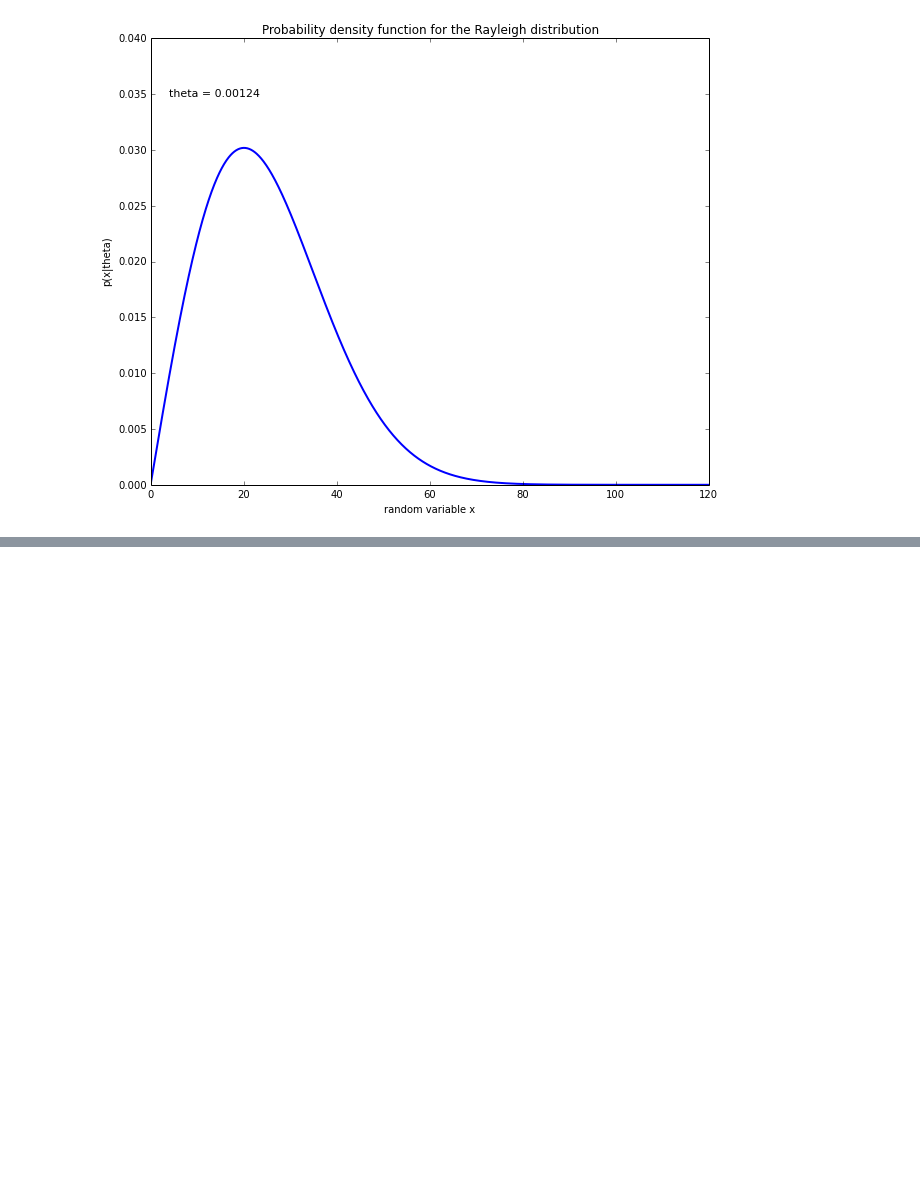
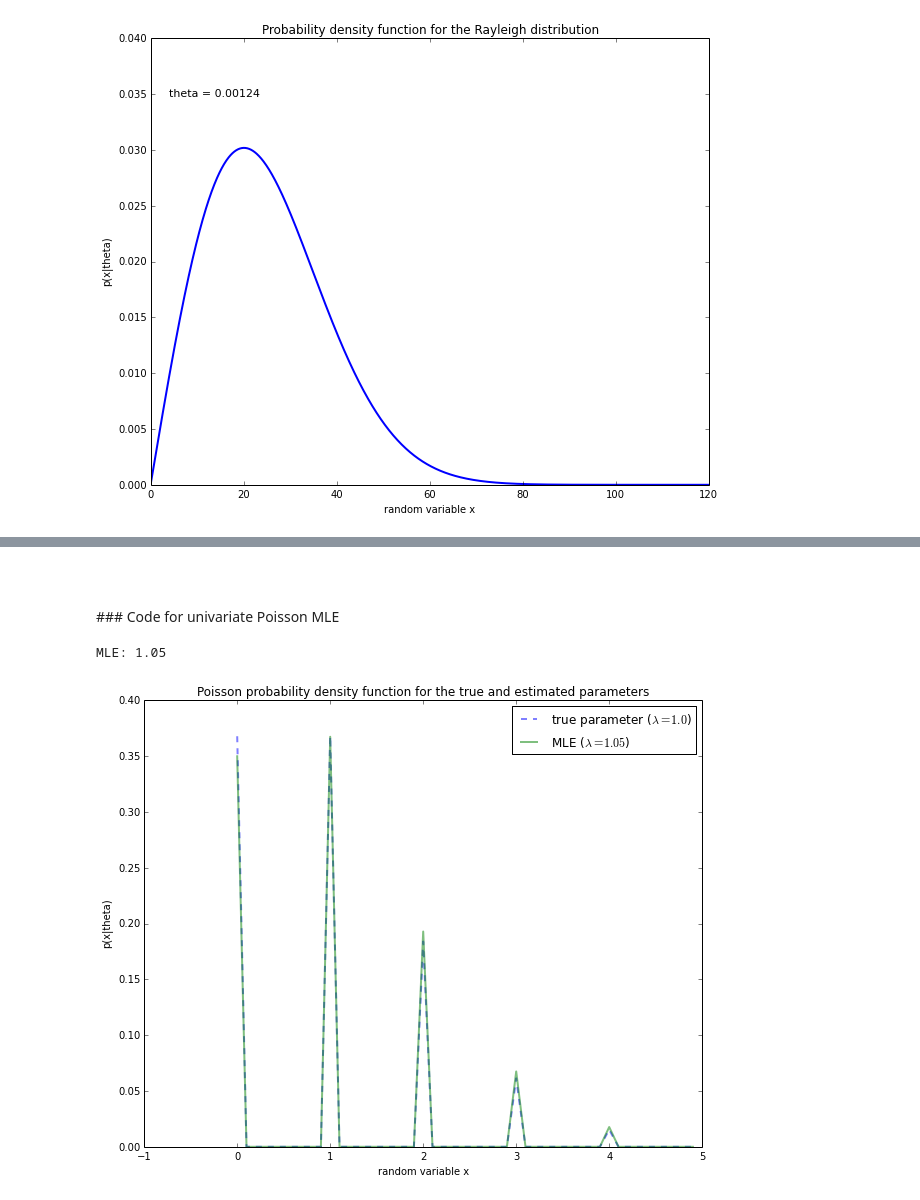
Before and after one commit to rasbt/pattern_classification, a Jupyter notebook: parameter_estimation_techniques/max_likelihood_est_distributions.ipynb, the cells around one changed output, grey strips where cells are left out. Saved outputs shown, nothing was run; the diff lists cells and outputs as text; code cells hidden in the pictures; blank space fills up the shorter version.

Commit message:
readme upd. + mle poisson

```diff
--- a/parameter_estimation_techniques/max_likelihood_est_distributions.ipynb
+++ b/parameter_estimation_techniques/max_likelihood_est_distributions.ipynb
@@ -384,0 +488,4 @@ plt.show()
+# %% [markdown]
+<br>
+<br>
+### Code for univariate Poisson MLE
@@ -384,0 +500,47 @@ plt.show()
+# %%
+import math
+
+def likelihood_poisson(x, lam):
+    """
+    Computes the class-conditional probability for an univariate
+    Poisson distribution
+
+    """
+    if x // 1 != x:
+        likelihood = 0
+    else:
+        likelihood = math.e**(-lam) * lam**(x) / math.factorial(x)
+    return likelihood
+# %%
+# Drawing training data
+
+import numpy as np
+
+true_param = 1.0
+poisson_data = np.random.poisson(lam=true_param, size=100)
+# %%
+mle_poiss = poisson_theta_mle(poisson_data)
+
+print('MLE:', mle_poiss)
+# %% [output]
+MLE: 1.05
+# %%
+# Plot Probability Density Function
+from matplotlib import pyplot as plt
+
+x_range = np.arange(0, 5, 0.1)
+y_true = [likelihood_poisson(x, true_param) for x in x_range]
+y_mle = [likelihood_poisson(x, mle_poiss) for x in x_range]
+
+plt.figure(figsize=(10,8))
+plt.plot(x_range, y_true, lw=2, alpha=0.5, linestyle='--', label='true parameter ($\lambda={}$)'.format(true_param))
+plt.plot(x_range, y_mle, lw=2, alpha=0.5, label='MLE ($\lambda={}$)'.format(mle_poiss))
+plt.title('Poisson probability density function for the true and estimated parameters')
+plt.ylabel('p(x|theta)')
+plt.xlim([-1,5])
+plt.xlabel('random variable x')
+plt.legend()
+
+plt.show()
+# %% [output]
+[figure, added]
```
Also changed, not shown: parts of 69 cells of this notebook, 1 other file.
